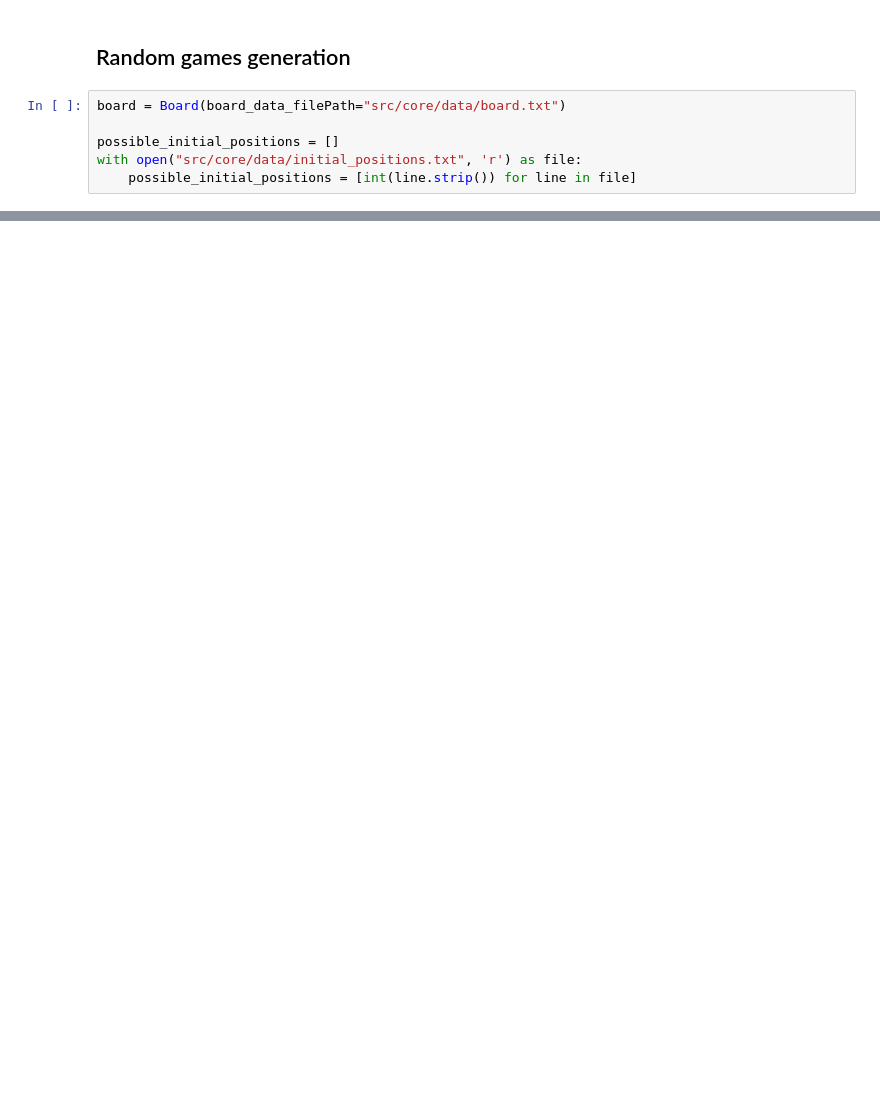
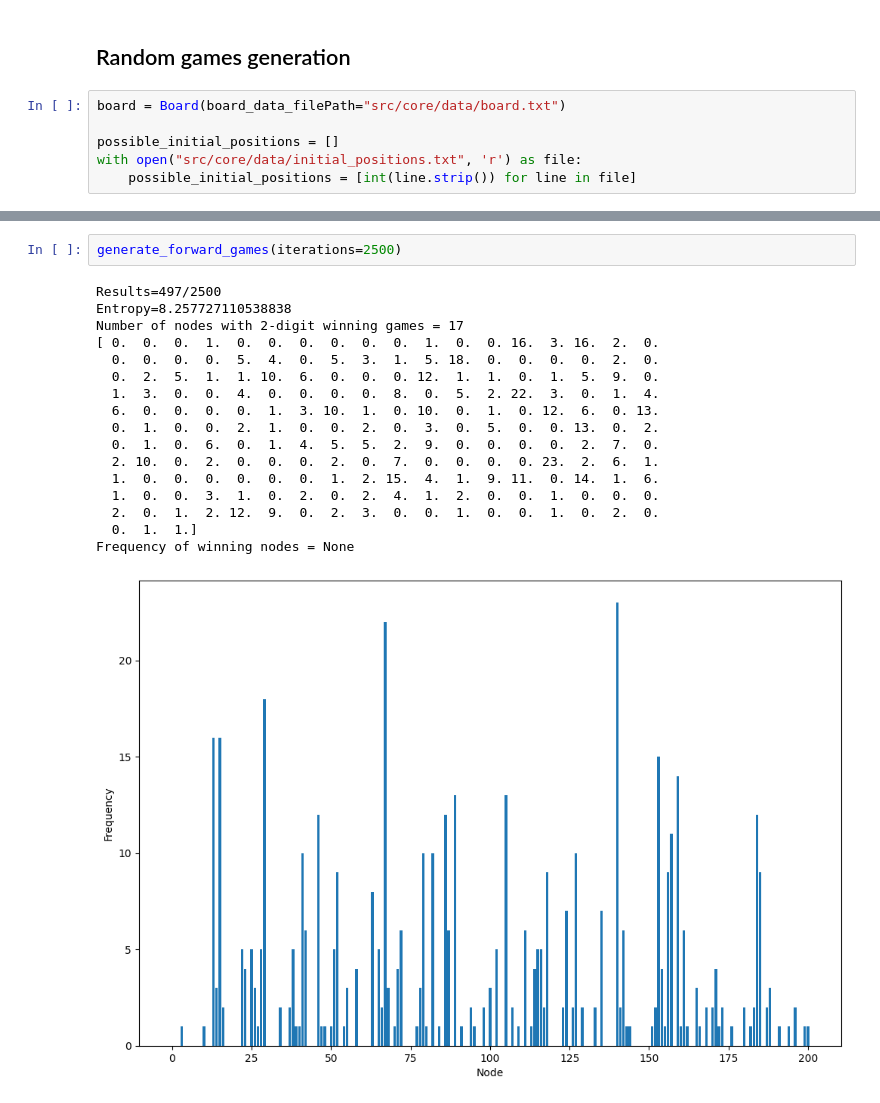
Before and after one commit to ashutoshtiwari128/Scoya, a Jupyter notebook: src/Training/generate_training_data.ipynb, the cells around one changed output, grey strips where cells are left out. Cells and saved outputs as stored; diff of their text form; blank space fills up the shorter version.

```diff
--- a/src/Training/generate_training_data.ipynb
+++ b/src/Training/generate_training_data.ipynb
@@ -184,0 +173,20 @@ array([[10,  8,  4, 10,  8,  4, 10,  8,  4, 10,  8,  4,  5,  2],
+# %%
+generate_forward_games(iterations=2500)
+# %% [output]
+Results=497/2500
+Entropy=8.257727110538838
+Number of nodes with 2-digit winning games = 17
+[ 0.  0.  0.  1.  0.  0.  0.  0.  0.  0.  1.  0.  0. 16.  3. 16.  2.  0.
+  0.  0.  0.  0.  5.  4.  0.  5.  3.  1.  5. 18.  0.  0.  0.  0.  2.  0.
+  0.  2.  5.  1.  1. 10.  6.  0.  0.  0. 12.  1.  1.  0.  1.  5.  9.  0.
+  1.  3.  0.  0.  4.  0.  0.  0.  0.  8.  0.  5.  2. 22.  3.  0.  1.  4.
+  6.  0.  0.  0.  0.  1.  3. 10.  1.  0. 10.  0.  1.  0. 12.  6.  0. 13.
+  0.  1.  0.  0.  2.  1.  0.  0.  2.  0.  3.  0.  5.  0.  0. 13.  0.  2.
+  0.  1.  0.  6.  0.  1.  4.  5.  5.  2.  9.  0.  0.  0.  0.  2.  7.  0.
+  2. 10.  0.  2.  0.  0.  0.  2.  0.  7.  0.  0.  0.  0. 23.  2.  6.  1.
+  1.  0.  0.  0.  0.  0.  0.  1.  2. 15.  4.  1.  9. 11.  0. 14.  1.  6.
+  1.  0.  0.  3.  1.  0.  2.  0.  2.  4.  1.  2.  0.  0.  1.  0.  0.  0.
+  2.  0.  1.  2. 12.  9.  0.  2.  3.  0.  0.  1.  0.  0.  1.  0.  2.  0.
+  0.  1.  1.]
+Frequency of winning nodes = None
+[figure, added]
```
Also changed, not shown: parts of 13 cells of this notebook, 1 other file.
